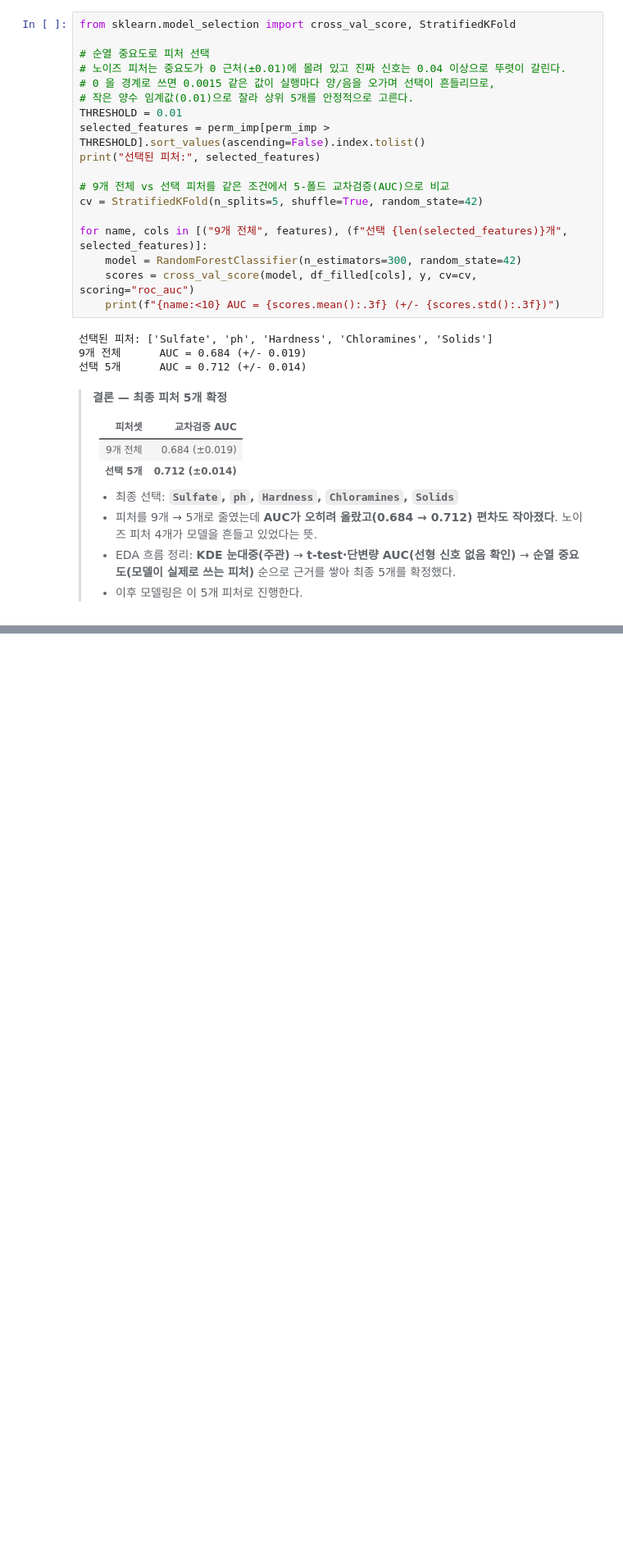
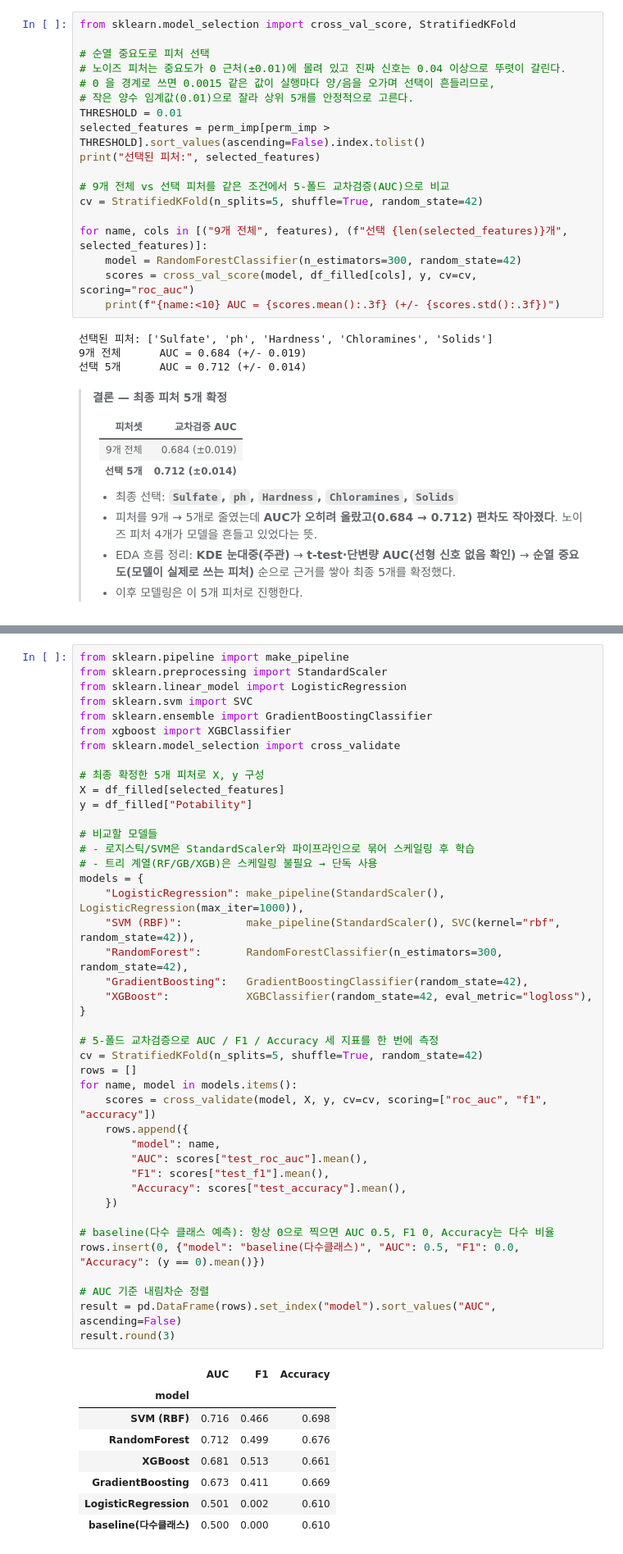
Before and after one commit to rhys3680-cell/sesac-ml, a Jupyter notebook: notebooks/13_water_potability.ipynb, the cells around one changed output, grey strips where cells are left out. Shown at 82% size. Drawn from its saved outputs; the diff is of its cells as text; blank space fills up the shorter version.

```diff
--- a/notebooks/13_water_potability.ipynb
+++ b/notebooks/13_water_potability.ipynb
@@ -446,0 +461,51 @@ for name, cols in [("9개 전체", features), (f"선택 {len(selected_features)}
+# %%
+from sklearn.pipeline import make_pipeline
+from sklearn.preprocessing import StandardScaler
+from sklearn.linear_model import LogisticRegression
+from sklearn.svm import SVC
+from sklearn.ensemble import GradientBoostingClassifier
+from xgboost import XGBClassifier
+from sklearn.model_selection import cross_validate
+
+# 최종 확정한 5개 피처로 X, y 구성
+X = df_filled[selected_features]
+y = df_filled["Potability"]
+
+# 비교할 모델들
+# - 로지스틱/SVM은 StandardScaler와 파이프라인으로 묶어 스케일링 후 학습
+# - 트리 계열(RF/GB/XGB)은 스케일링 불필요 → 단독 사용
+models = {
+    "LogisticRegression": make_pipeline(StandardScaler(), LogisticRegression(max_iter=1000)),
+    "SVM (RBF)":          make_pipeline(StandardScaler(), SVC(kernel="rbf", random_state=42)),
+    "RandomForest":       RandomForestClassifier(n_estimators=300, random_state=42),
+    "GradientBoosting":   GradientBoostingClassifier(random_state=42),
+    "XGBoost":            XGBClassifier(random_state=42, eval_metric="logloss"),
+}
+
+# 5-폴드 교차검증으로 AUC / F1 / Accuracy 세 지표를 한 번에 측정
+cv = StratifiedKFold(n_splits=5, shuffle=True, random_state=42)
+rows = []
+for name, model in models.items():
+    scores = cross_validate(model, X, y, cv=cv, scoring=["roc_auc", "f1", "accuracy"])
+    rows.append({
+        "model": name,
+        "AUC": scores["test_roc_auc"].mean(),
+        "F1": scores["test_f1"].mean(),
+        "Accuracy": scores["test_accuracy"].mean(),
+    })
+
+# baseline(다수 클래스 예측): 항상 0으로 찍으면 AUC 0.5, F1 0, Accuracy는 다수 비율
+rows.insert(0, {"model": "baseline(다수클래스)", "AUC": 0.5, "F1": 0.0, "Accuracy": (y == 0).mean()})
+
+# AUC 기준 내림차순 정렬
+result = pd.DataFrame(rows).set_index("model").sort_values("AUC", ascending=False)
+result.round(3)
+# %% [output]
+|  | AUC | F1 | Accuracy |
+| model |  |  |  |
+| SVM (RBF) | 0.716 | 0.466 | 0.698 |
+| RandomForest | 0.712 | 0.499 | 0.676 |
+| XGBoost | 0.681 | 0.513 | 0.661 |
+| GradientBoosting | 0.673 | 0.411 | 0.669 |
+| LogisticRegression | 0.501 | 0.002 | 0.610 |
+| baseline(다수클래스) | 0.500 | 0.000 | 0.610 |
```
Also changed, not shown: parts of 3 cells of this notebook.
